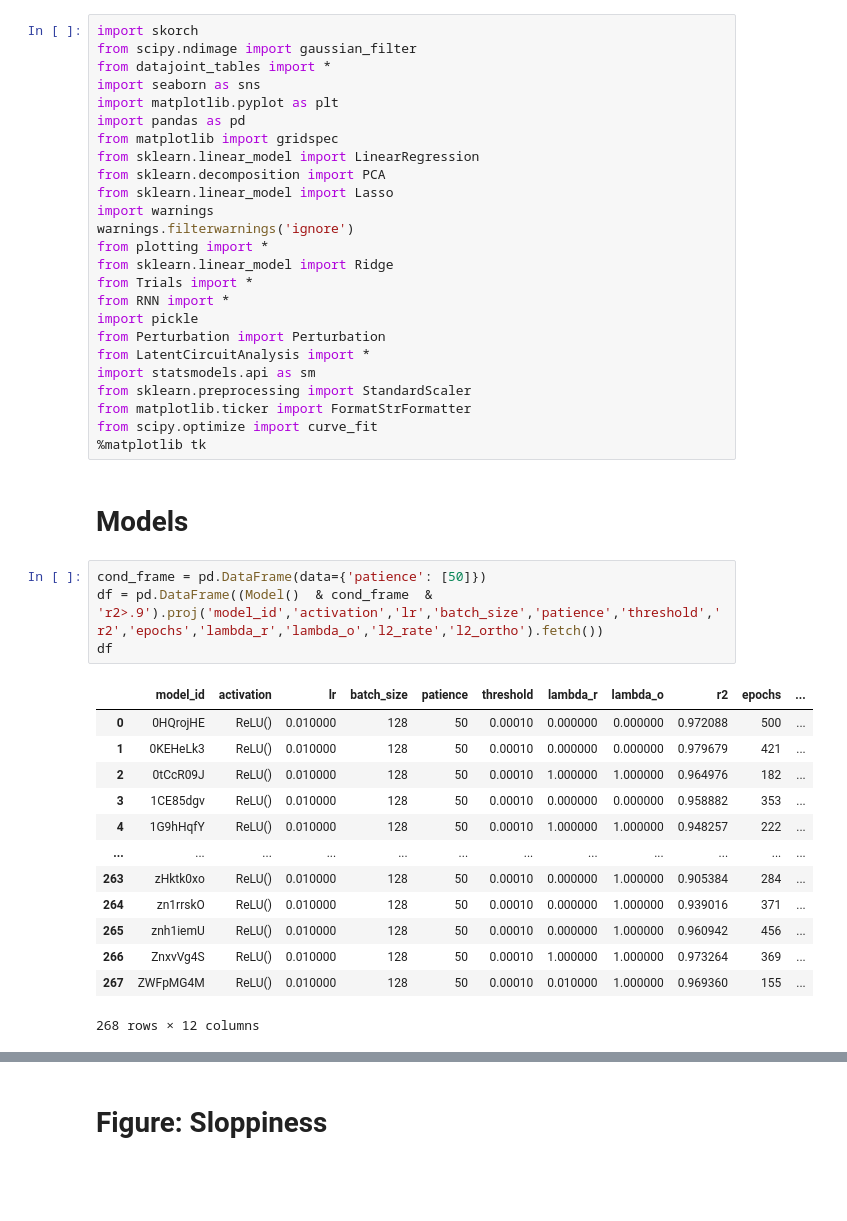
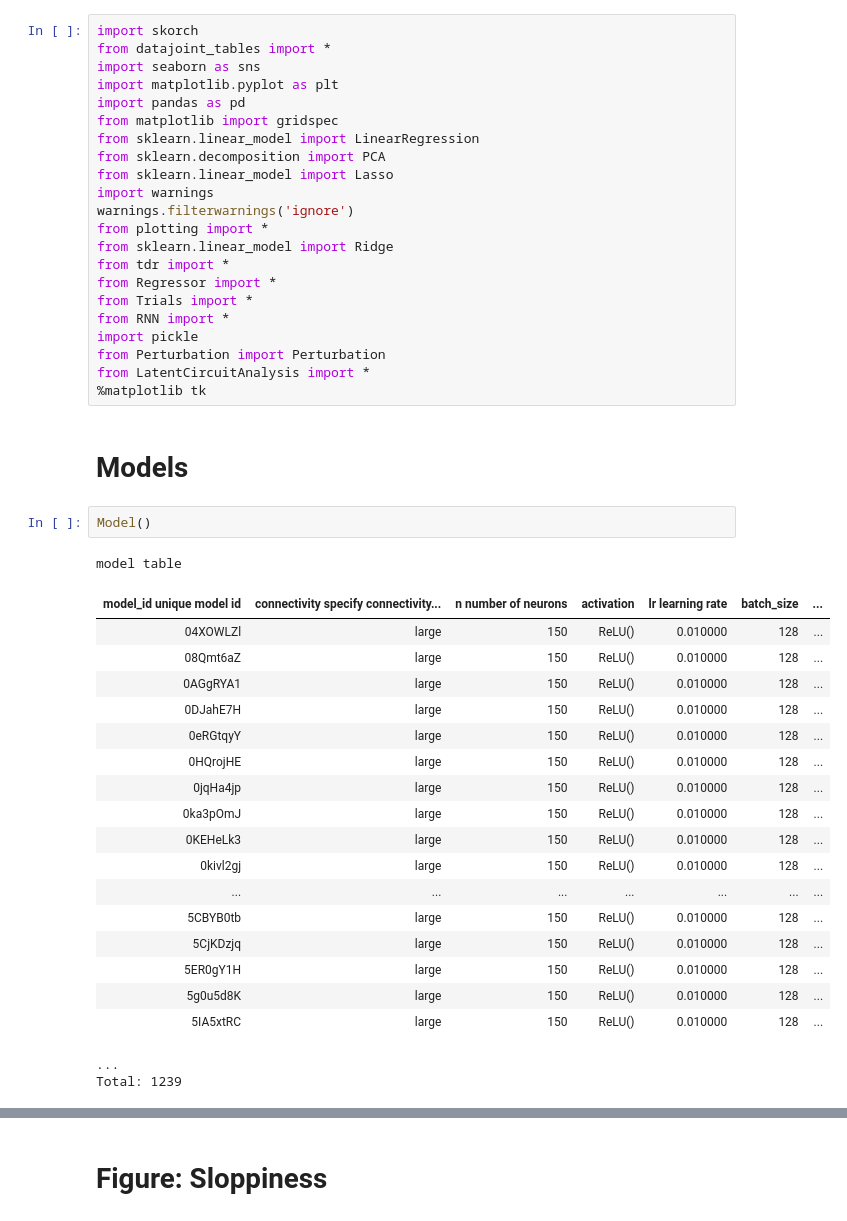
Before and after one commit to cmlangdon/LatentCircuitAnalysis, a Jupyter notebook: LCAExperiments.ipynb, the cells around one changed output, grey strips where cells are left out. Cells and saved outputs as stored; diff of their text form; blank space fills up the shorter version.

```diff
--- a/LCAExperiments.ipynb
+++ b/LCAExperiments.ipynb
@@ -1,6 +1,5 @@
 # %%
 import skorch
-from scipy.ndimage import gaussian_filter
 from datajoint_tables import *
 import seaborn as sns
 import matplotlib.pyplot as plt
@@ -13,33 +12,36 @@ import warnings
 warnings.filterwarnings('ignore')
 from plotting import *
 from sklearn.linear_model import Ridge
+from tdr import *
+from Regressor import *
 from Trials import *
 from RNN import *
 import pickle
 from Perturbation import Perturbation
 from LatentCircuitAnalysis import *
-import statsmodels.api as sm
-from sklearn.preprocessing import StandardScaler
-from matplotlib.ticker import FormatStrFormatter
-from scipy.optimize import curve_fit
 %matplotlib tk
 # %% [markdown]
 # Models
-# %%
-cond_frame = pd.DataFrame(data={'patience': [50]})
-df = pd.DataFrame((Model()  & cond_frame  & 'r2>.9').proj('model_id','activation','lr','batch_size','patience','threshold','r2','epochs','lambda_r','lambda_o','l2_rate','l2_ortho').fetch())
-df
-# %% [output]
-|  | model_id | activation | lr | batch_size | patience | threshold | lambda_r | lambda_o | r2 | epochs | ... |
-| 0 | 0HQrojHE | ReLU() | 0.010000 | 128 | 50 | 0.00010 | 0.000000 | 0.000000 | 0.972088 | 500 | ... |
-| 1 | 0KEHeLk3 | ReLU() | 0.010000 | 128 | 50 | 0.00010 | 0.000000 | 0.000000 | 0.979679 | 421 | ... |
-| 2 | 0tCcR09J | ReLU() | 0.010000 | 128 | 50 | 0.00010 | 1.000000 | 1.000000 | 0.964976 | 182 | ... |
-| 3 | 1CE85dgv | ReLU() | 0.010000 | 128 | 50 | 0.00010 | 0.000000 | 0.000000 | 0.958882 | 353 | ... |
-| 4 | 1G9hHqfY | ReLU() | 0.010000 | 128 | 50 | 0.00010 | 1.000000 | 1.000000 | 0.948257 | 222 | ... |
-| ... | ... | ... | ... | ... | ... | ... | ... | ... | ... | ... | ... |
-| 263 | zHktk0xo | ReLU() | 0.010000 | 128 | 50 | 0.00010 | 0.000000 | 1.000000 | 0.905384 | 284 | ... |
-| 264 | zn1rrskO | ReLU() | 0.010000 | 128 | 50 | 0.00010 | 0.000000 | 1.000000 | 0.939016 | 371 | ... |
-| 265 | znh1iemU | ReLU() | 0.010000 | 128 | 50 | 0.00010 | 0.000000 | 1.000000 | 0.960942 | 456 | ... |
-| 266 | ZnxvVg4S | ReLU() | 0.010000 | 128 | 50 | 0.00010 | 1.000000 | 1.000000 | 0.973264 | 369 | ... |
-| 267 | ZWFpMG4M | ReLU() | 0.010000 | 128 | 50 | 0.00010 | 0.010000 | 1.000000 | 0.969360 | 155 | ... |
-268 rows × 12 columns
+# %%
+Model()
+# %% [output]
+model table
+| model_id unique model id | connectivity specify connectivity... | n number of neurons | activation | lr learning rate | batch_size | ... |
+| 04XOWLZl | large | 150 | ReLU() | 0.010000 | 128 | ... |
+| 08Qmt6aZ | large | 150 | ReLU() | 0.010000 | 128 | ... |
+| 0AGgRYA1 | large | 150 | ReLU() | 0.010000 | 128 | ... |
+| 0DJahE7H | large | 150 | ReLU() | 0.010000 | 128 | ... |
+| 0eRGtqyY | large | 150 | ReLU() | 0.010000 | 128 | ... |
+| 0HQrojHE | large | 150 | ReLU() | 0.010000 | 128 | ... |
+| 0jqHa4jp | large | 150 | ReLU() | 0.010000 | 128 | ... |
+| 0ka3pOmJ | large | 150 | ReLU() | 0.010000 | 128 | ... |
+| 0KEHeLk3 | large | 150 | ReLU() | 0.010000 | 128 | ... |
+| 0kivl2gj | large | 150 | ReLU() | 0.010000 | 128 | ... |
+| ... | ... | ... | ... | ... | ... | ... |
+| 5CBYB0tb | large | 150 | ReLU() | 0.010000 | 128 | ... |
+| 5CjKDzjq | large | 150 | ReLU() | 0.010000 | 128 | ... |
+| 5ER0gY1H | large | 150 | ReLU() | 0.010000 | 128 | ... |
+| 5g0u5d8K | large | 150 | ReLU() | 0.010000 | 128 | ... |
+| 5IA5xtRC | large | 150 | ReLU() | 0.010000 | 128 | ... |
+...
+Total: 1239
```
Also changed, not shown: parts of 86 cells of this notebook, 9 other files.
